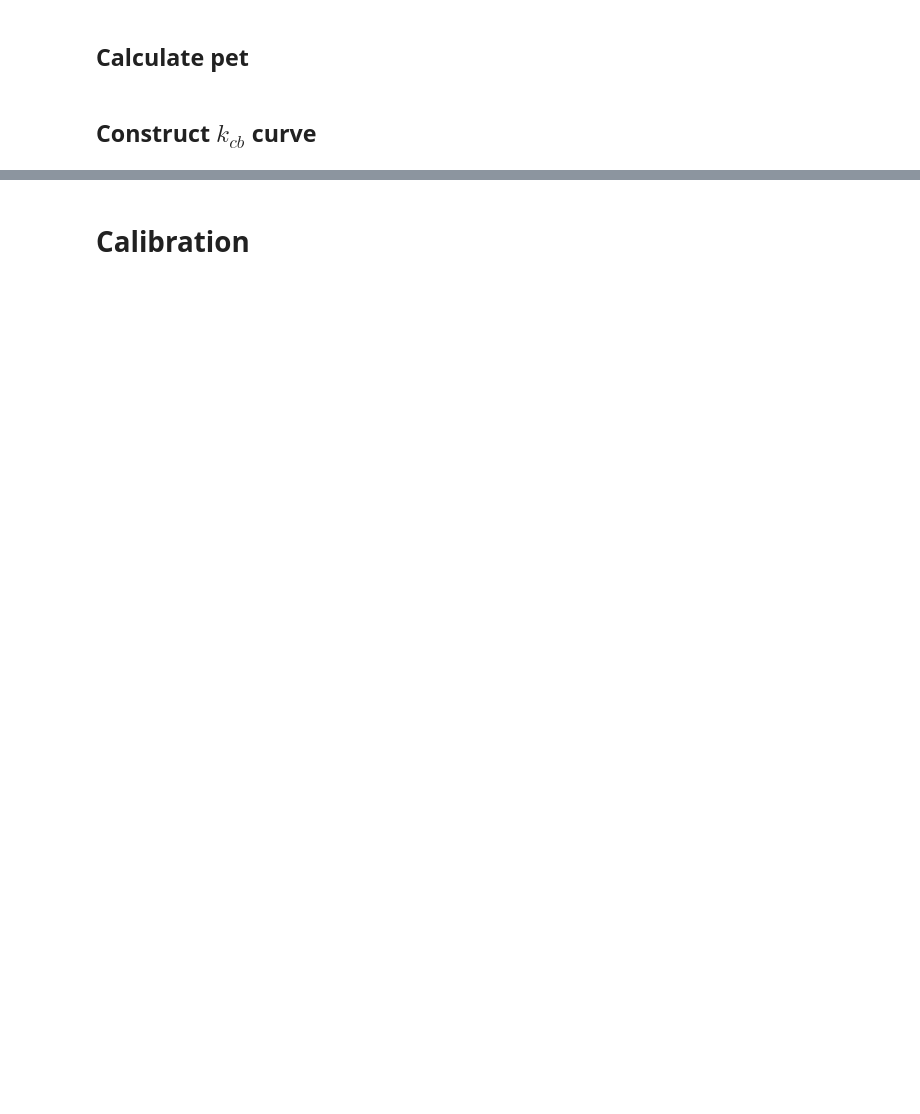
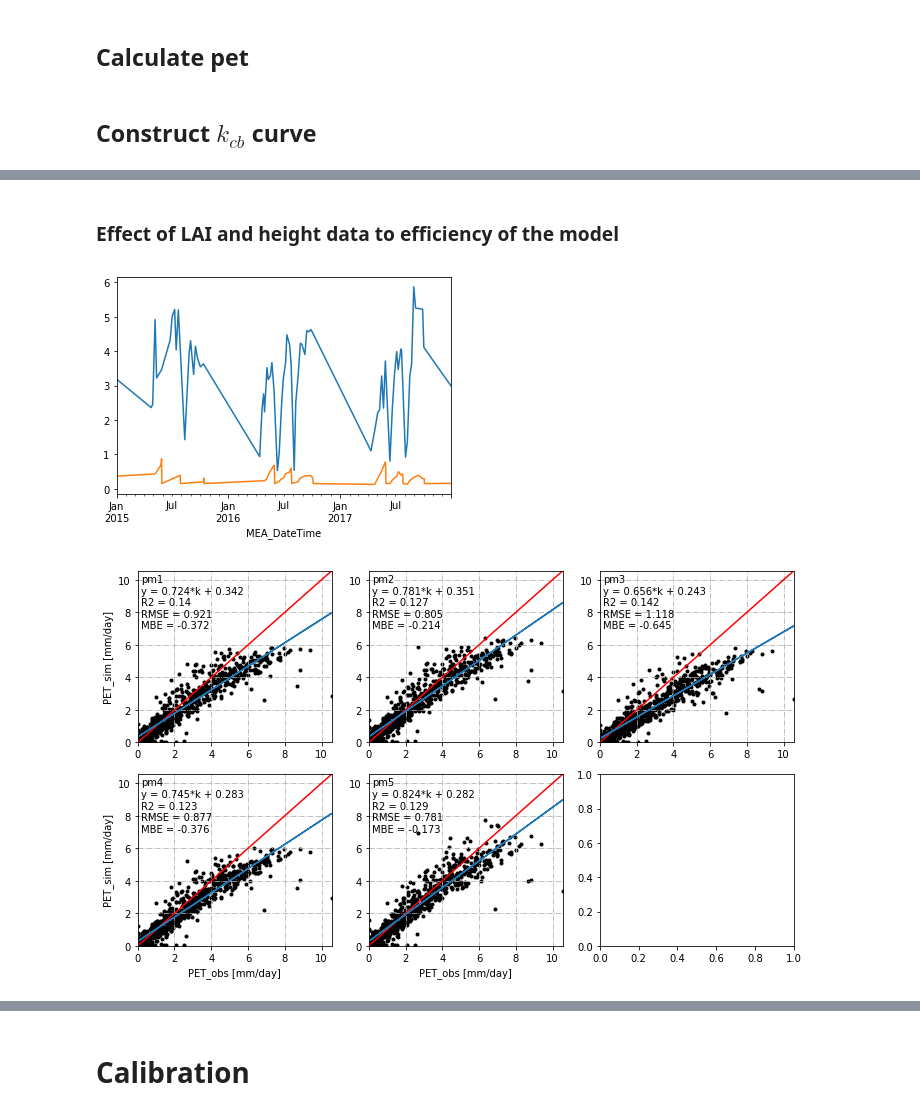
Before and after one commit to pyet-org/pyet, a Jupyter notebook: Analyze_PET_models.ipynb, the cells around one changed output, grey strips where cells are left out. Drawn from its saved outputs; the diff is of its cells as text; code cells hidden in the pictures; blank space fills up the shorter version.

```diff
--- a/Analyze_PET_models.ipynb
+++ b/Analyze_PET_models.ipynb
@@ -383,0 +363,71 @@ plt.tight_layout()
+# %% [markdown]
+### Effect of LAI and height data to efficiency of the model
+# %%
+start = "2015-01-01 00:00:00"
+end = "2017-12-31 23:00:00"
+obs = obs[start:end]
+tmax = meteod["tmax"][start:end]
+tmin = meteod["tmin"][start:end]
+rhmax = meteod["rhmax"][start:end]
+rhmin = meteod["rhmin"][start:end]
+elevation = 700
+latitude = 47.4920
+meteoindex = meteod[start:end].index
+u2 = meteod["wind"][start:end]
+net = meteod["netrad"][start:end]
+solar = meteod["solar"][start:end]
+hd=h[start:end]
+laid1=laid[start:end]
+laid.plot()
+hd.plot()
+pm1 = penman_monteith(u2, tmax, tmin, rhmin, rhmax, elevation, latitude, meteoindex, net=net)
+pm2 = penman_monteith(u2, tmax, tmin, rhmin, rhmax, elevation, latitude, meteoindex, net=net, h=hd)
+pm3 = penman_monteith(u2, tmax, tmin, rhmin, rhmax, elevation, latitude, meteoindex, net=net, lai=laid1)
+pm4 = penman_monteith(u2, tmax, tmin, rhmin, rhmax, elevation, latitude, meteoindex, net=net, lai=hd*24)
+pm5 = penman_monteith(u2, tmax, tmin, rhmin, rhmax, elevation, latitude, meteoindex, net=net, h=hd, lai=hd*24)
+# ----------------------
+startp=("2015-01-01", "2015-10-31", "2016-10-31")
+endp=("2015-04-01", "2016-04-01","2016-12-31")
+shorts = (pm1, pm2, pm3, pm4, pm5)
+
+for start, end in zip(startp, endp):
+    obs[start:end]=np.nan
+    for short in shorts:
+        short[start:end]=np.nan
+
+names = ("pm1", "pm2", "pm3", "pm4", "pm5")
+xaxis = (0,0,0,1,1,1)
+yaxis = (0,1,2,0,1,2)
+fig, ax = plt.subplots(nrows=2, ncols=3, figsize=(10,6))
+for short, x, y, name in zip(shorts,xaxis,yaxis, names):
+    compare=pd.DataFrame(data={"obs": obs["GS-2"], "sim": short[0]}, index=obs.index)
+    compare=compare.dropna()
+    obs1=pd.DataFrame(compare["obs"])
+    sim1=pd.DataFrame(compare["sim"])
+    ax[x,y].scatter(obs1, sim1, marker=".", c="k")
+    ax[x,y].plot(np.arange(0,100), np.arange(0,100), c="r")
+    ax[x,y].set_xlim(0, obs1.max().values)
+    ax[x,y].set_ylim(0, obs1.max().values)
+    ax[x,y].grid(True, linestyle="-.", alpha=1)
+    if y == 0:
+        ax[x,y].set_ylabel("PET_sim [mm/day]")
+    if x== 1:
+        ax[x,y].set_xlabel("PET_obs [mm/day]")
+    model = LinearRegression(fit_intercept=True)
+    x1=obs1.to_numpy()
+    y1=sim1.to_numpy()
+    model.fit(x1, y1)
+    ax[x,y].text(0.2, 7, name + "\n" + \
+      "y = " + str(round(model.coef_[0,0],3)) + "*k + " + \
+      str(round(model.intercept_[0],3)) + "\n" + \
+      "R2 = "+str(round(R2(obs1.to_numpy(), sim1.to_numpy()),3)) + "\n" + \
+      "RMSE = "+str(round(rmse(obs1.to_numpy(), sim1.to_numpy()),3)) + "\n" +\
+      "MBE = "+str(round(MBE(obs1.to_numpy(), sim1.to_numpy()),3)), size = 10)
+
+    xfit = obs1.to_numpy()
+    yfit = model.predict(xfit)
+    ax[x,y].plot(xfit, yfit)
+plt.tight_layout()
+# %% [output]
+[figure, added]
+[figure, added]
```
Also changed, not shown: parts of 22 cells of this notebook, 12 other files.
